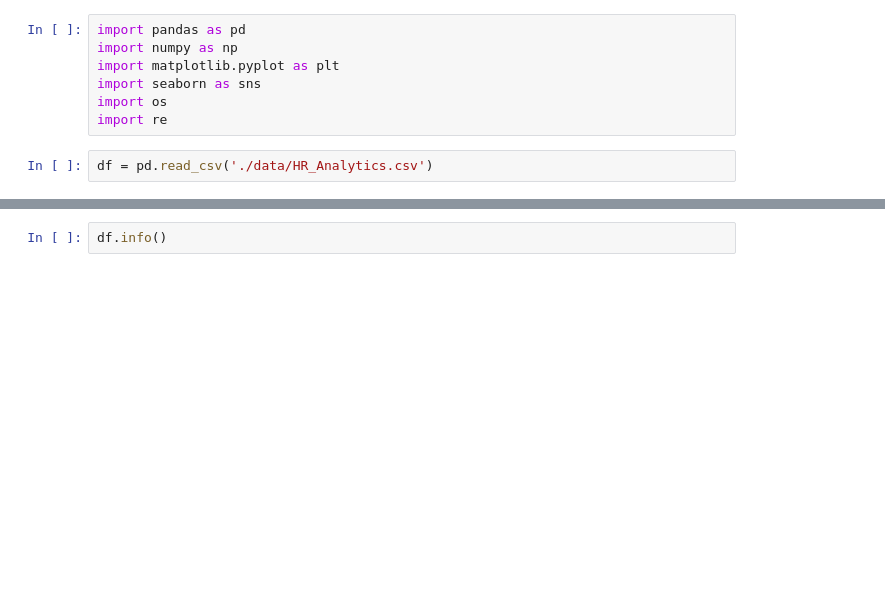
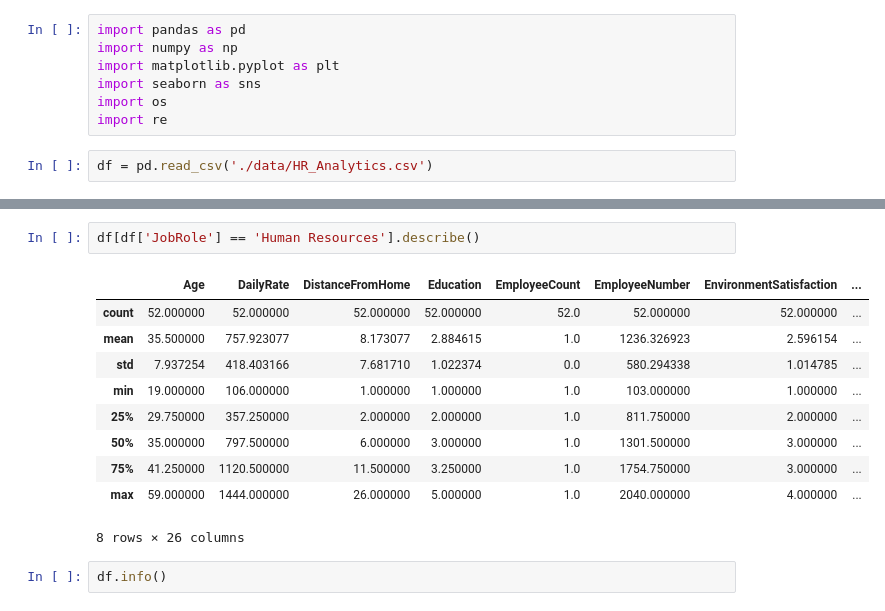
Before and after one commit to Pericsen/attrition-analytics, a Jupyter notebook: EDA.ipynb, the cells around one changed output, grey strips where cells are left out. Saved outputs shown, nothing was run; the diff lists cells and outputs as text; blank space fills up the shorter version.

```diff
--- a/EDA.ipynb
+++ b/EDA.ipynb
@@ -10,3 +25,16 @@ df = pd.read_csv('./data/HR_Analytics.csv')
+# %%
+df[df['JobRole'] == 'Human Resources'].describe()
+# %% [output]
+|  | Age | DailyRate | DistanceFromHome | Education | EmployeeCount | EmployeeNumber | EnvironmentSatisfaction | ... |
+| count | 52.000000 | 52.000000 | 52.000000 | 52.000000 | 52.0 | 52.000000 | 52.000000 | ... |
+| mean | 35.500000 | 757.923077 | 8.173077 | 2.884615 | 1.0 | 1236.326923 | 2.596154 | ... |
+| std | 7.937254 | 418.403166 | 7.681710 | 1.022374 | 0.0 | 580.294338 | 1.014785 | ... |
+| min | 19.000000 | 106.000000 | 1.000000 | 1.000000 | 1.0 | 103.000000 | 1.000000 | ... |
+| 25% | 29.750000 | 357.250000 | 2.000000 | 2.000000 | 1.0 | 811.750000 | 2.000000 | ... |
+| 50% | 35.000000 | 797.500000 | 6.000000 | 3.000000 | 1.0 | 1301.500000 | 3.000000 | ... |
+| 75% | 41.250000 | 1120.500000 | 11.500000 | 3.250000 | 1.0 | 1754.750000 | 3.000000 | ... |
+| max | 59.000000 | 1444.000000 | 26.000000 | 5.000000 | 1.0 | 2040.000000 | 4.000000 | ... |
+8 rows × 26 columns
 # %%
 df.info()
 # %% [output]
```
Also changed, not shown: parts of 1 cell of this notebook, 14 other files.
